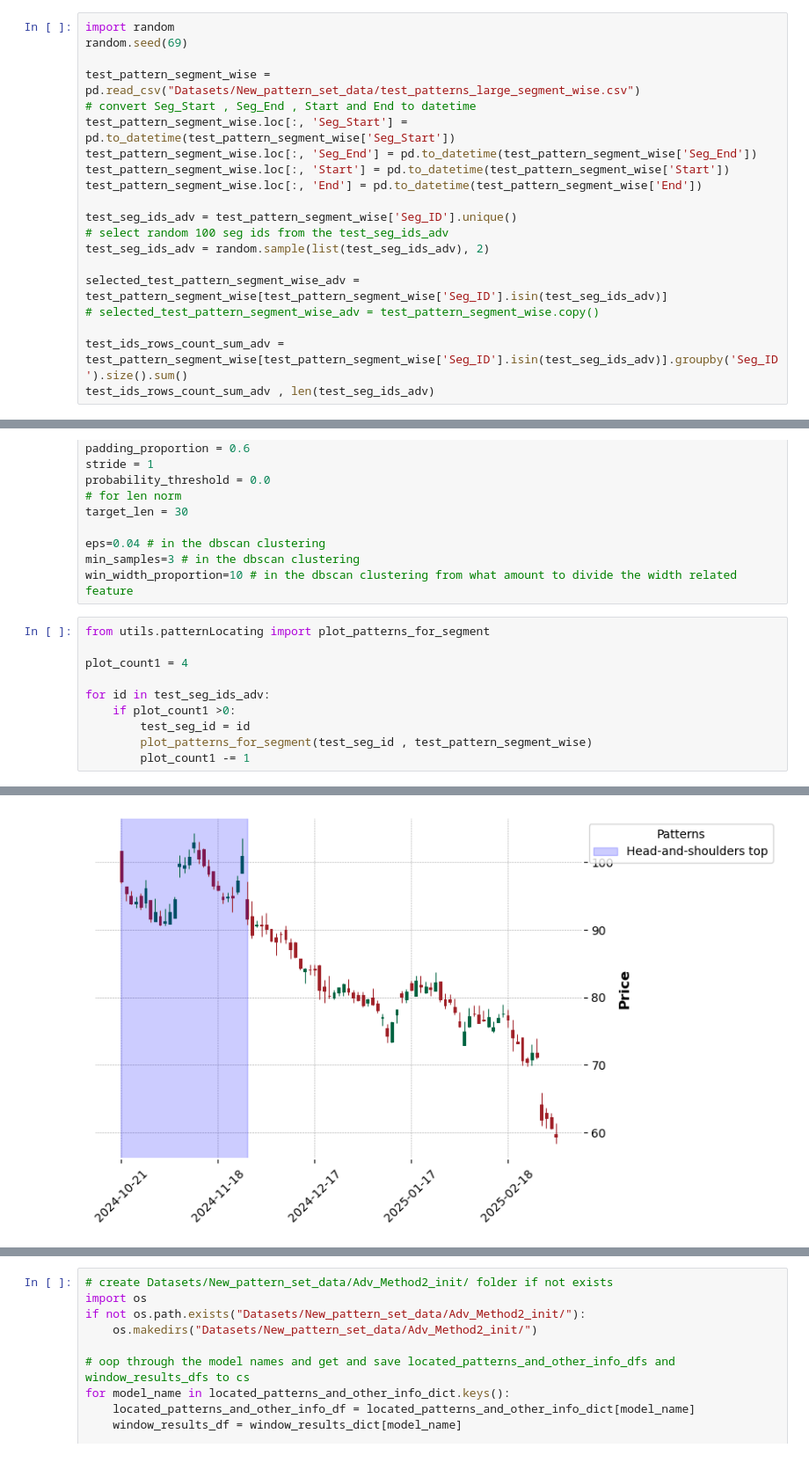
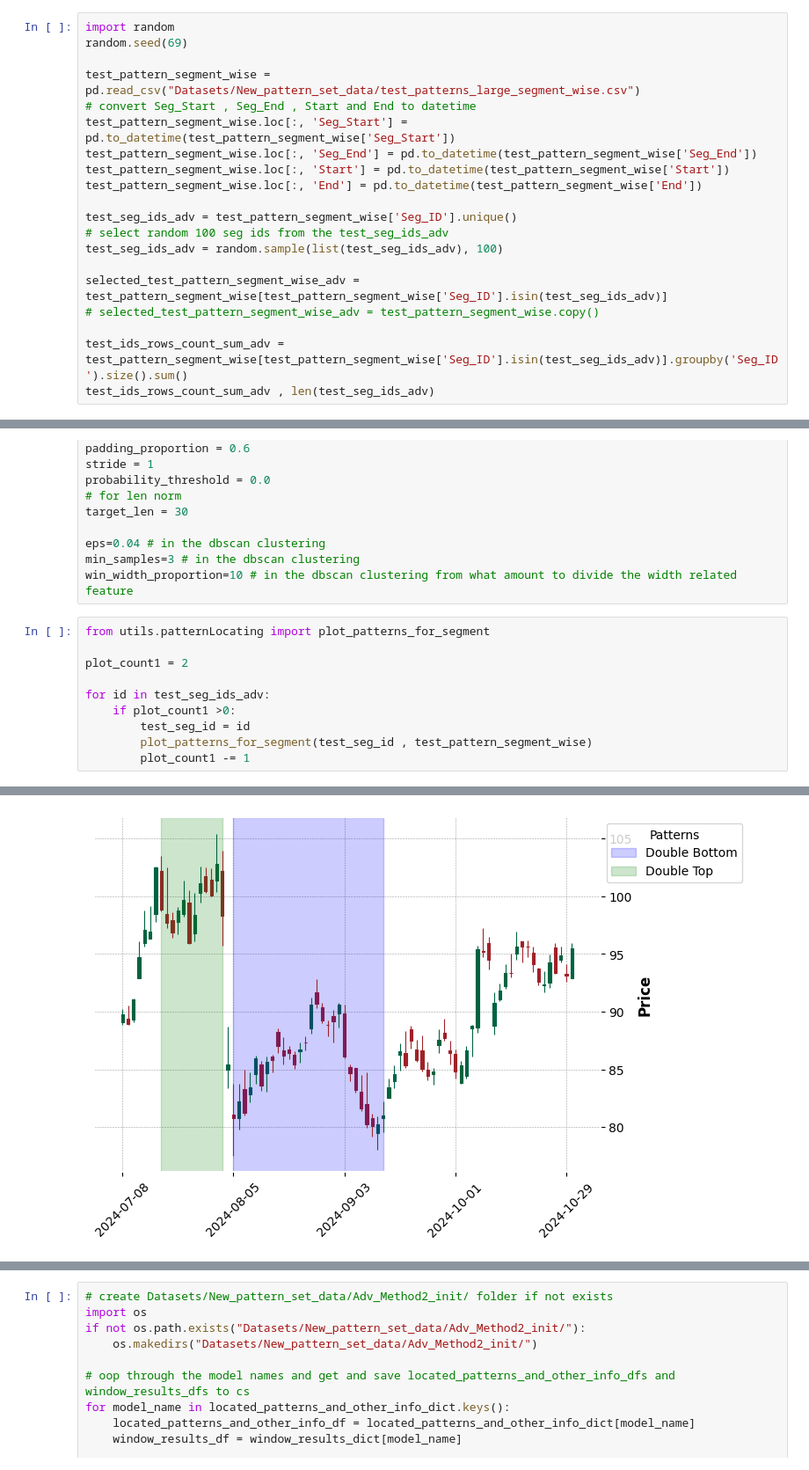
Before and after one commit to Ginushmal/Candlestick-Chart-Pattern-Detection-FYP, a Jupyter notebook: 05. New Set of Patterns copy 2.ipynb, the cells around one changed output, grey strips where cells are left out. Shown at 88% size. Drawn from its saved outputs; the diff is of its cells as text.

```diff
--- a/05. New Set of Patterns copy 2.ipynb
+++ b/05. New Set of Patterns copy 2.ipynb
@@ -723,7 +721,7 @@ test_pattern_segment_wise.loc[:, 'End'] = pd.to_datetime(test_pattern_segment_wi
 
 test_seg_ids_adv = test_pattern_segment_wise['Seg_ID'].unique()
 # select random 100 seg ids from the test_seg_ids_adv
-test_seg_ids_adv = random.sample(list(test_seg_ids_adv), 2)
+test_seg_ids_adv = random.sample(list(test_seg_ids_adv), 100)
 
 selected_test_pattern_segment_wise_adv = test_pattern_segment_wise[test_pattern_segment_wise['Seg_ID'].isin(test_seg_ids_adv)]
 # selected_test_pattern_segment_wise_adv = test_pattern_segment_wise.copy()
@@ -751,7 +749,7 @@ win_width_proportion=10 # in the dbscan clustering from what amount to divide th
 # %%
 from utils.patternLocating import plot_patterns_for_segment
 
-plot_count1 = 4
+plot_count1 = 2
 
 for id in test_seg_ids_adv:
     if plot_count1 >0:
@@ -773 +772 @@ See the caveats in the documentation: https://pandas.pydata.org/pandas-docs/stab
-[figure, old version]
+[figure, new version]
```
Also changed, not shown: parts of 14 cells of this notebook.
